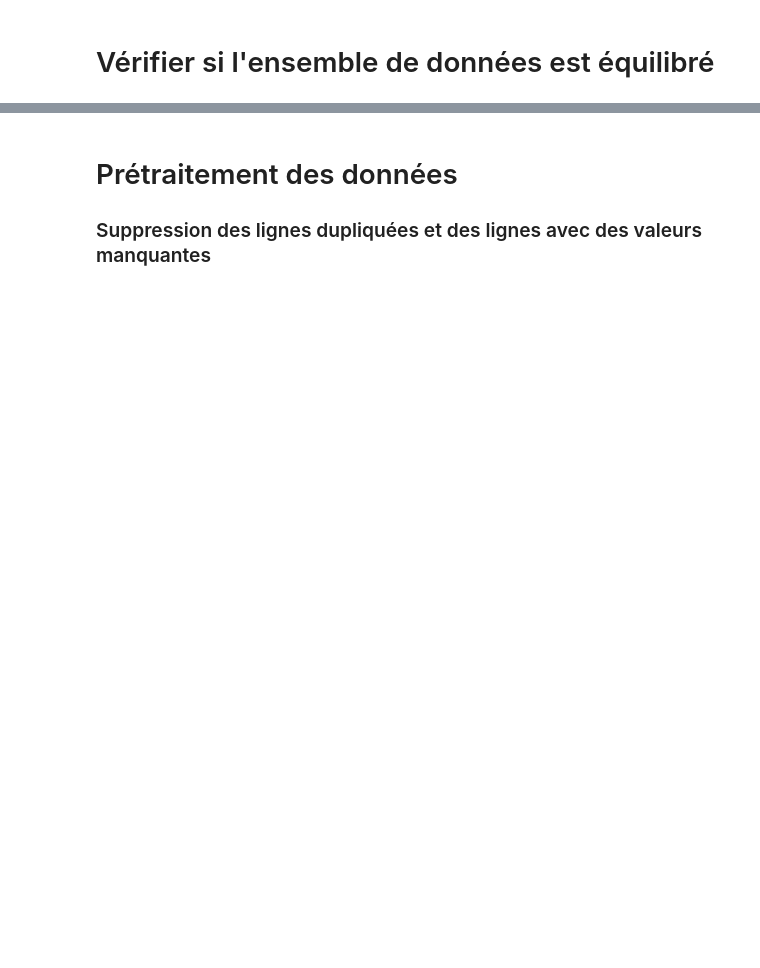
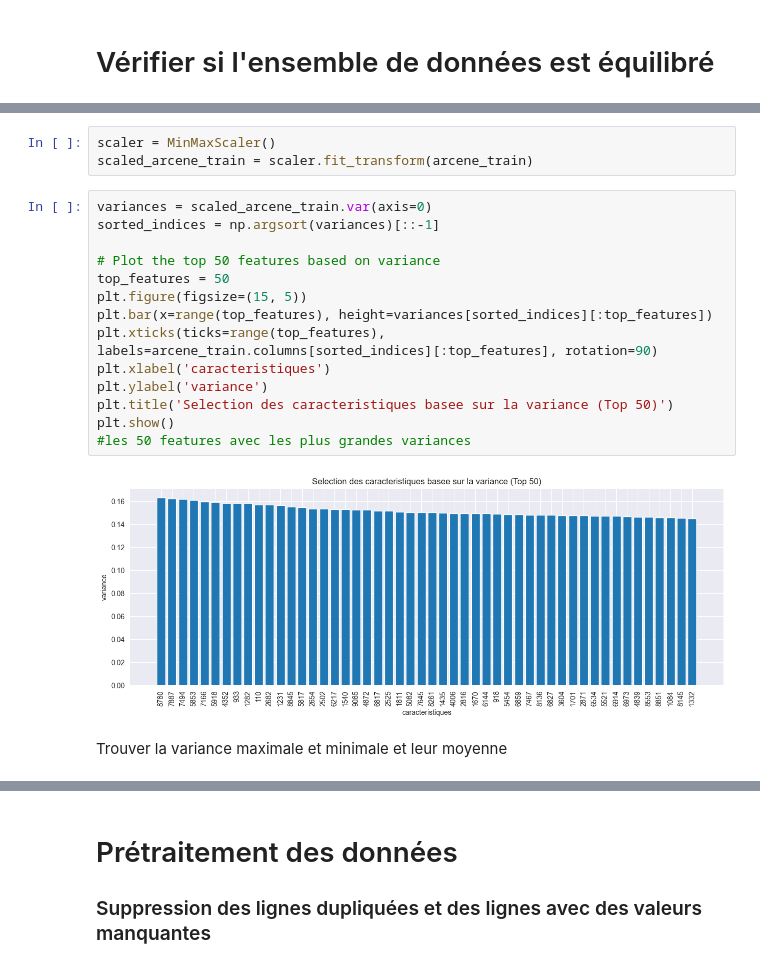
Before and after one commit to aL0NEW0LF/Extreme-Gradient-Boosting-vs-Naive-Bayes-Arcene, a Jupyter notebook: data-preprocessing.ipynb, the cells around one changed output, grey strips where cells are left out. Cells and saved outputs as stored; diff of their text form; blank space fills up the shorter version.

Commit message:
feat: added feature selection with variance and k-best features

```diff
--- a/data-preprocessing.ipynb
+++ b/data-preprocessing.ipynb
@@ -74,0 +147,21 @@ sns.barplot(x=0, y='count', data=xx)
+# %%
+scaler = MinMaxScaler()
+scaled_arcene_train = scaler.fit_transform(arcene_train)
+# %%
+variances = scaled_arcene_train.var(axis=0)
+sorted_indices = np.argsort(variances)[::-1]
+
+# Plot the top 50 features based on variance
+top_features = 50
+plt.figure(figsize=(15, 5))
+plt.bar(x=range(top_features), height=variances[sorted_indices][:top_features])
+plt.xticks(ticks=range(top_features), labels=arcene_train.columns[sorted_indices][:top_features], rotation=90)
+plt.xlabel('caracteristiques')
+plt.ylabel('variance')
+plt.title('Selection des caracteristiques basee sur la variance (Top 50)')
+plt.show()
+#les 50 features avec les plus grandes variances
+# %% [output]
+[figure, added]
+# %% [markdown]
+Trouver la variance maximale et minimale et leur moyenne
```
Also changed, not shown: parts of 33 cells of this notebook, 1 other file.
